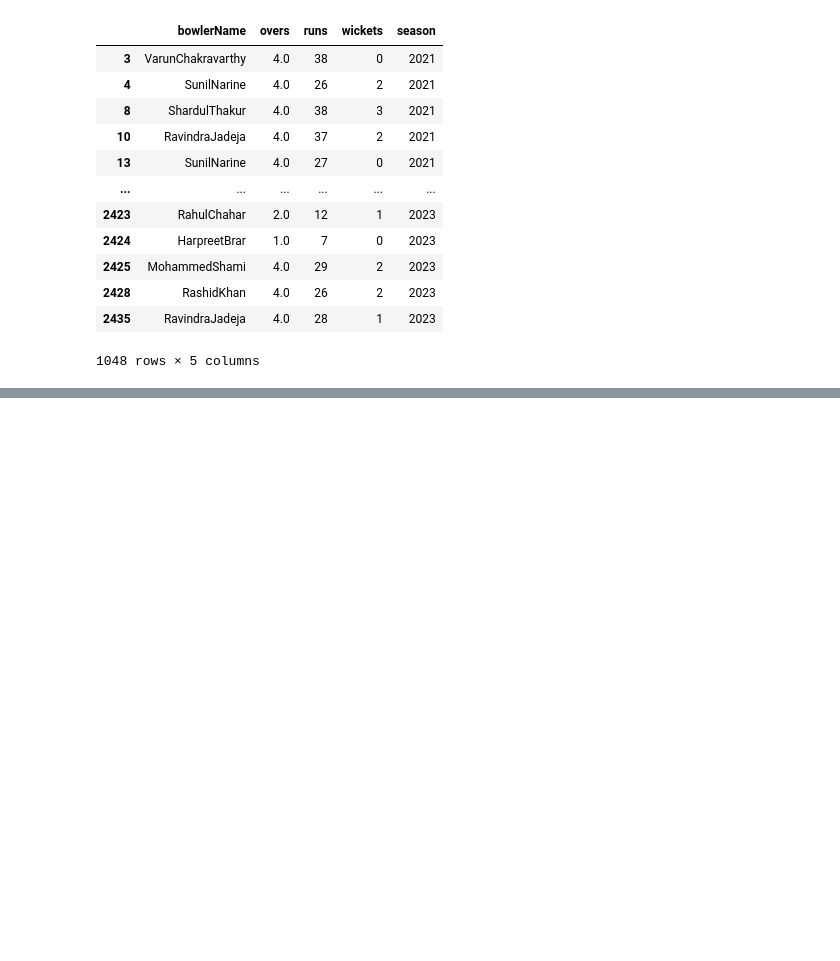
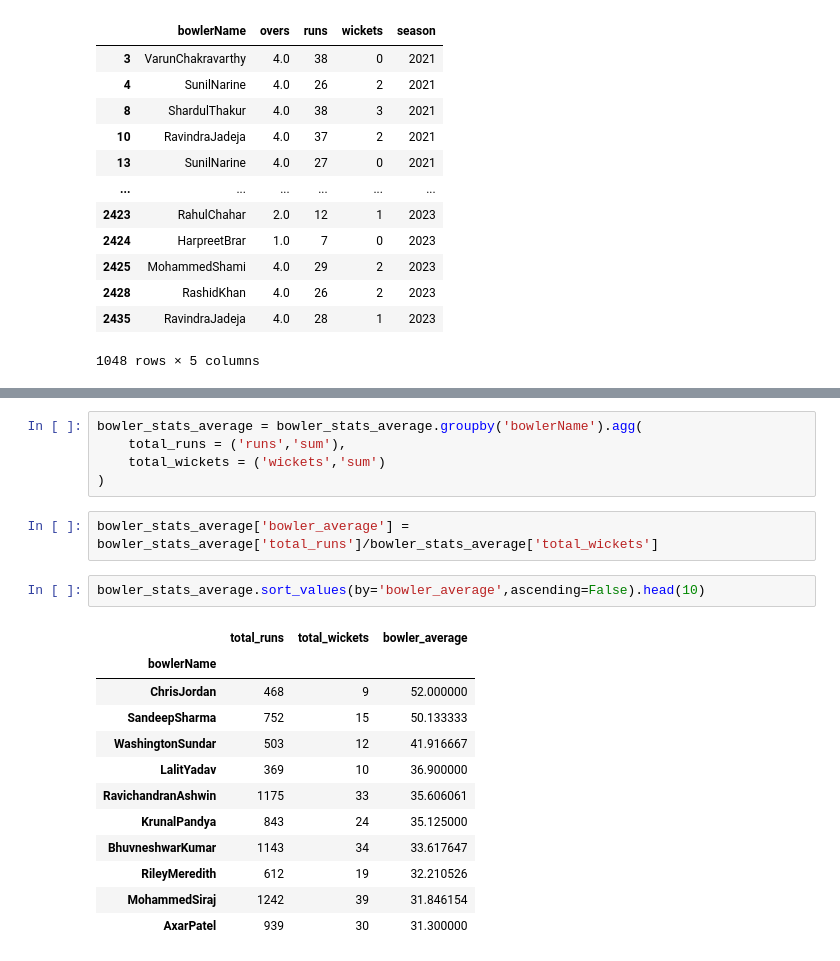
Before and after one commit to sourabhms66/ipl_2024, a Jupyter notebook: codes.ipynb, the cells around one changed output, grey strips where cells are left out. Drawn from its saved outputs; the diff is of its cells as text; blank space fills up the shorter version.

```diff
--- a/codes.ipynb
+++ b/codes.ipynb
@@ -584,0 +613,22 @@ filtered_bowling_match[filtered_bowling_match['bowlerName'].isin(bowler_min_60_b
+# %%
+bowler_stats_average = bowler_stats_average.groupby('bowlerName').agg(
+    total_runs = ('runs','sum'),
+    total_wickets = ('wickets','sum')
+)
+# %%
+bowler_stats_average['bowler_average'] = bowler_stats_average['total_runs']/bowler_stats_average['total_wickets']
+# %%
+bowler_stats_average.sort_values(by='bowler_average',ascending=False).head(10)
+# %% [output]
+|  | total_runs | total_wickets | bowler_average |
+| bowlerName |  |  |  |
+| ChrisJordan | 468 | 9 | 52.000000 |
+| SandeepSharma | 752 | 15 | 50.133333 |
+| WashingtonSundar | 503 | 12 | 41.916667 |
+| LalitYadav | 369 | 10 | 36.900000 |
+| RavichandranAshwin | 1175 | 33 | 35.606061 |
+| KrunalPandya | 843 | 24 | 35.125000 |
+| BhuvneshwarKumar | 1143 | 34 | 33.617647 |
+| RileyMeredith | 612 | 19 | 32.210526 |
+| MohammedSiraj | 1242 | 39 | 31.846154 |
+| AxarPatel | 939 | 30 | 31.300000 |
```
Also changed, not shown: parts of 4 cells of this notebook.
